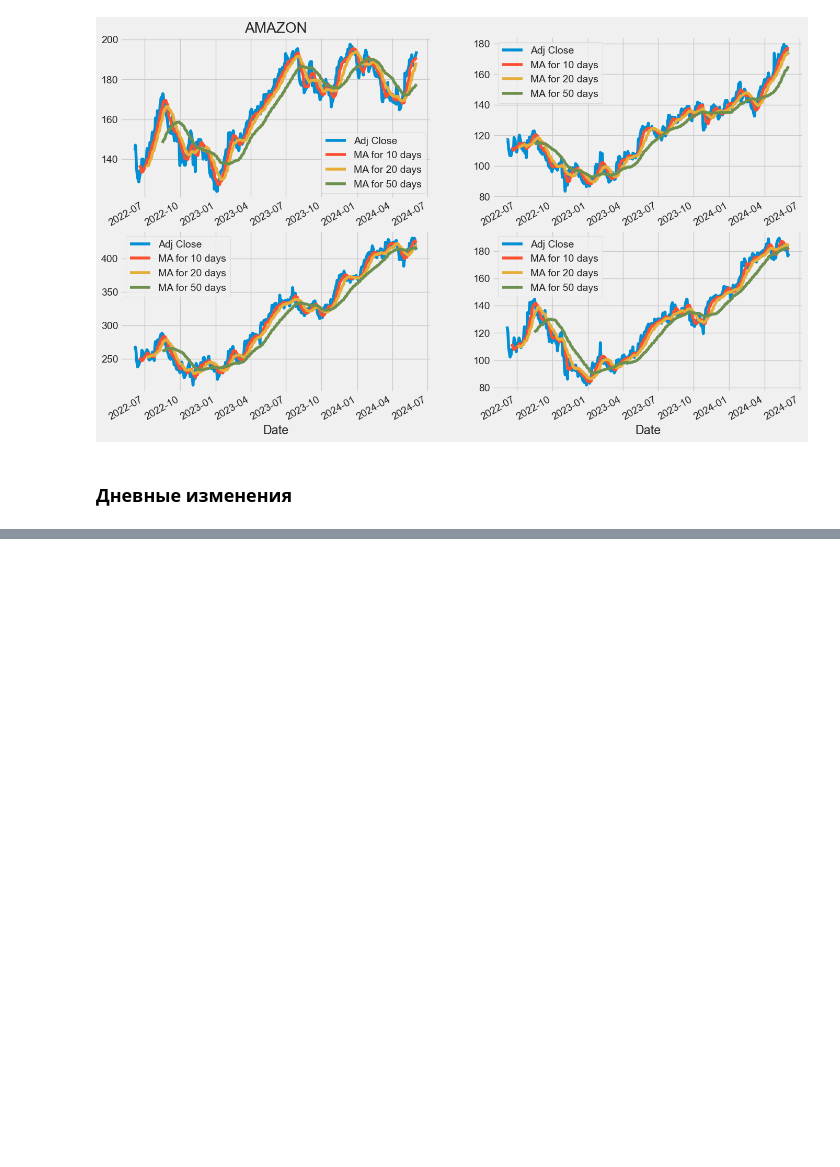
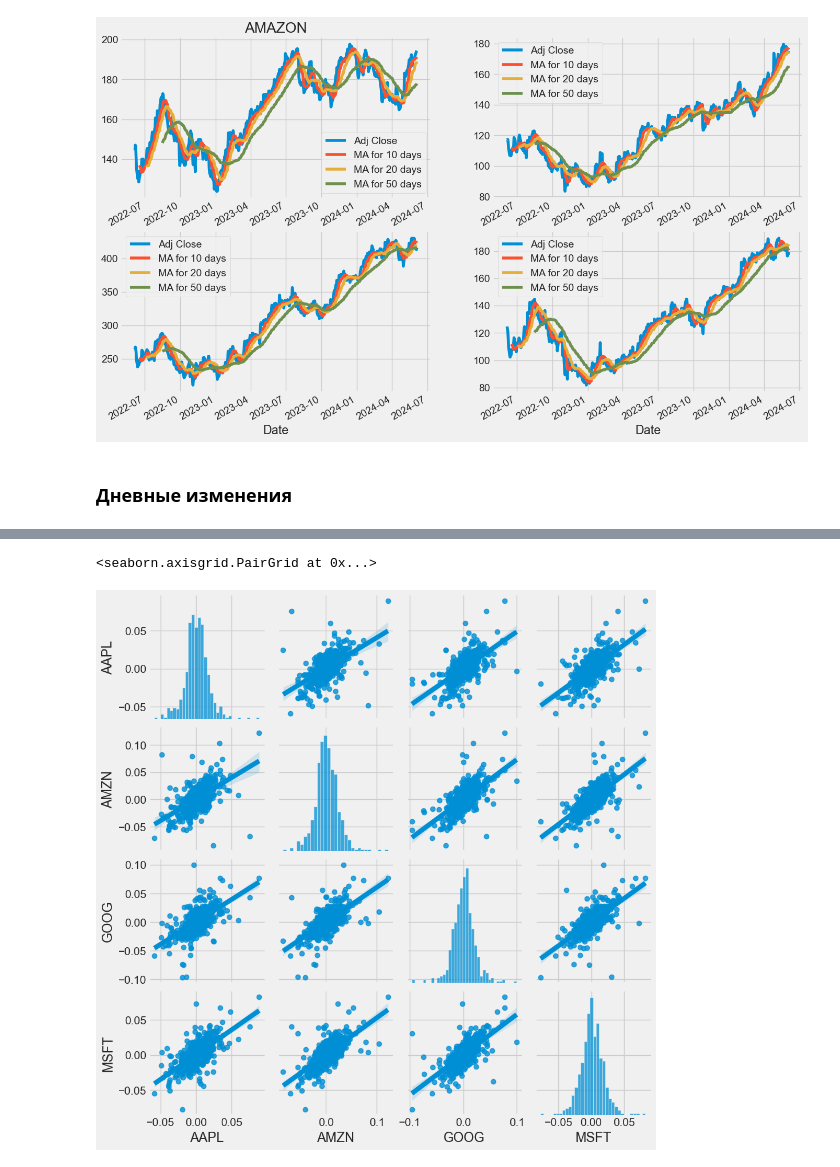
Before and after one commit to golubnichiy/big_data_05_24, a Jupyter notebook: day_17.ipynb, the cells around one changed output, grey strips where cells are left out. Saved outputs shown, nothing was run; the diff lists cells and outputs as text; code cells hidden in the pictures; blank space fills up the shorter version.

```diff
--- a/day_17.ipynb
+++ b/day_17.ipynb
@@ -175,0 +233,5 @@ for company in company_list:
+# %%
+sns.pairplot(tech_rets, kind='reg')
+# %% [output]
+<seaborn.axisgrid.PairGrid at 0x...>
+[figure, added]
```
Also changed, not shown: parts of 14 cells of this notebook.
